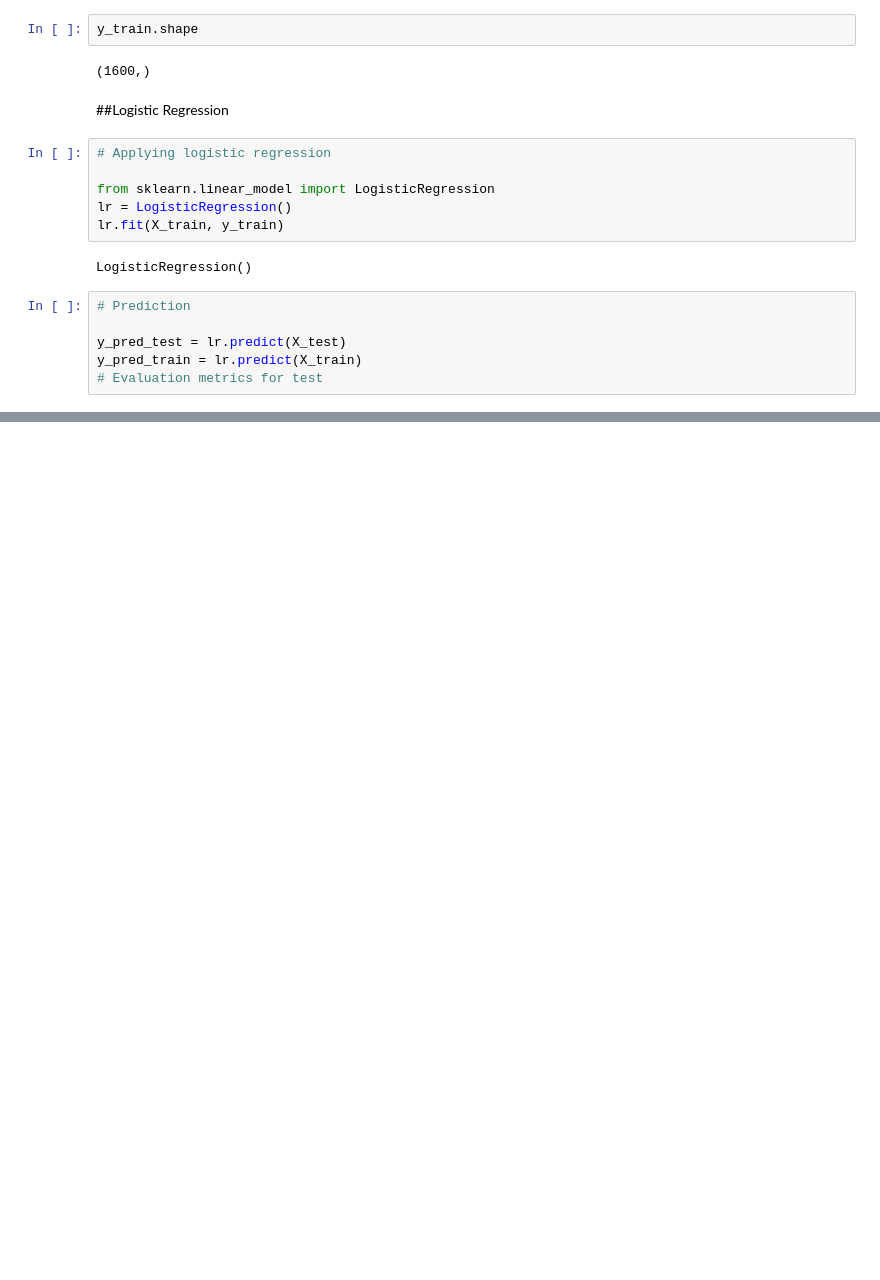
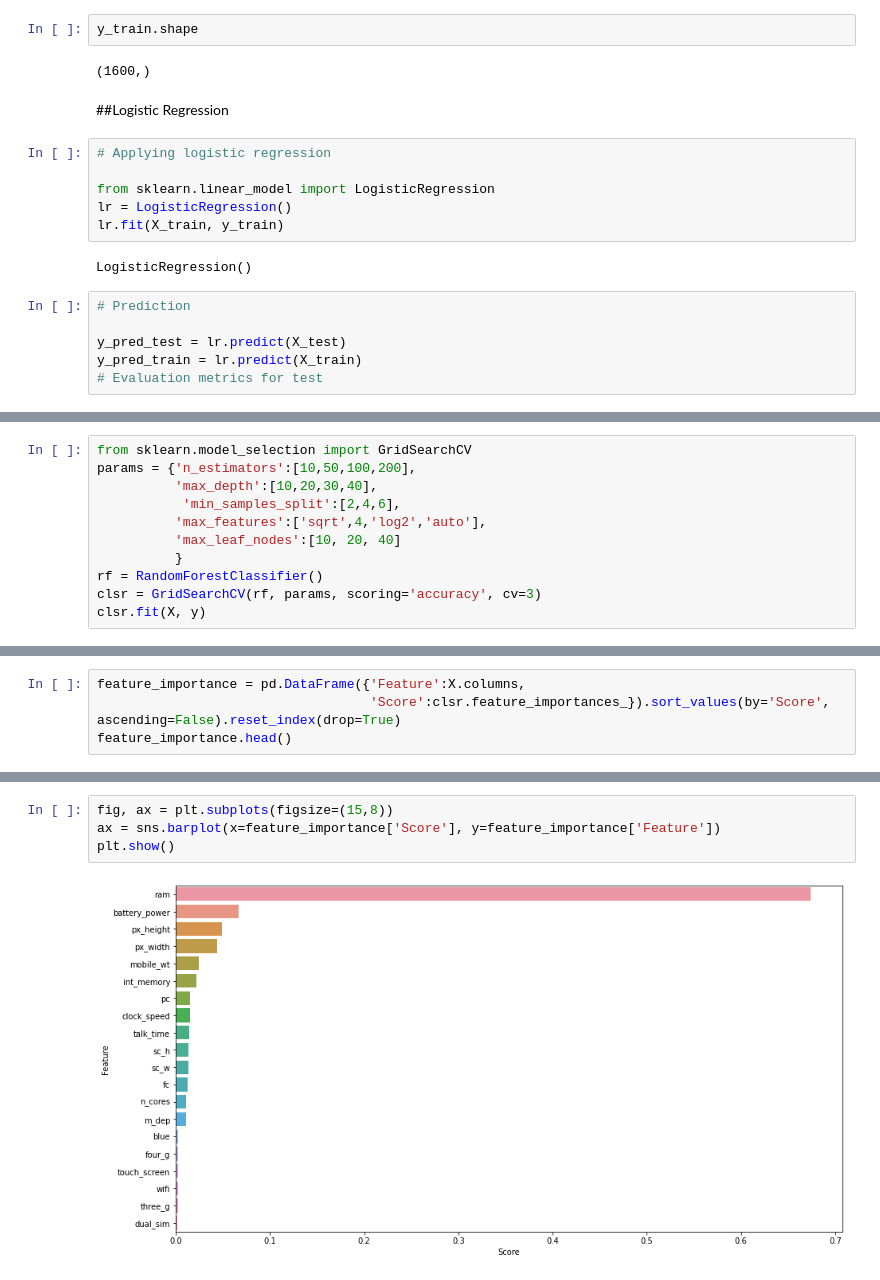
Before and after one commit to PrateekKumar88888/Mobile-Price-Range-Prediction, a Jupyter notebook: Mobile_Price_Range_Prediction_Capstone_Project.ipynb, the cells around one changed output, grey strips where cells are left out. Saved outputs shown, nothing was run; the diff lists cells and outputs as text; blank space fills up the shorter version.

```diff
--- a/Mobile_Price_Range_Prediction_Capstone_Project.ipynb
+++ b/Mobile_Price_Range_Prediction_Capstone_Project.ipynb
@@ -582,0 +666,11 @@ weighted avg       0.64      0.63      0.63      1500
+# %%
+from sklearn.model_selection import GridSearchCV
+params = {'n_estimators':[10,50,100,200],
+          'max_depth':[10,20,30,40],
+           'min_samples_split':[2,4,6],
+          'max_features':['sqrt',4,'log2','auto'],
+          'max_leaf_nodes':[10, 20, 40]
+          }
+rf = RandomForestClassifier()
+clsr = GridSearchCV(rf, params, scoring='accuracy', cv=3)
+clsr.fit(X, y)
@@ -582,0 +779,4 @@ weighted avg       0.64      0.63      0.63      1500
+# %%
+feature_importance = pd.DataFrame({'Feature':X.columns,
+                                   'Score':clsr.feature_importances_}).sort_values(by='Score', ascending=False).reset_index(drop=True)
+feature_importance.head()
@@ -582,0 +790,6 @@ weighted avg       0.64      0.63      0.63      1500
+# %%
+fig, ax = plt.subplots(figsize=(15,8))
+ax = sns.barplot(x=feature_importance['Score'], y=feature_importance['Feature'])
+plt.show()
+# %% [output]
+[figure, added]
```
Also changed, not shown: parts of 26 cells of this notebook.
